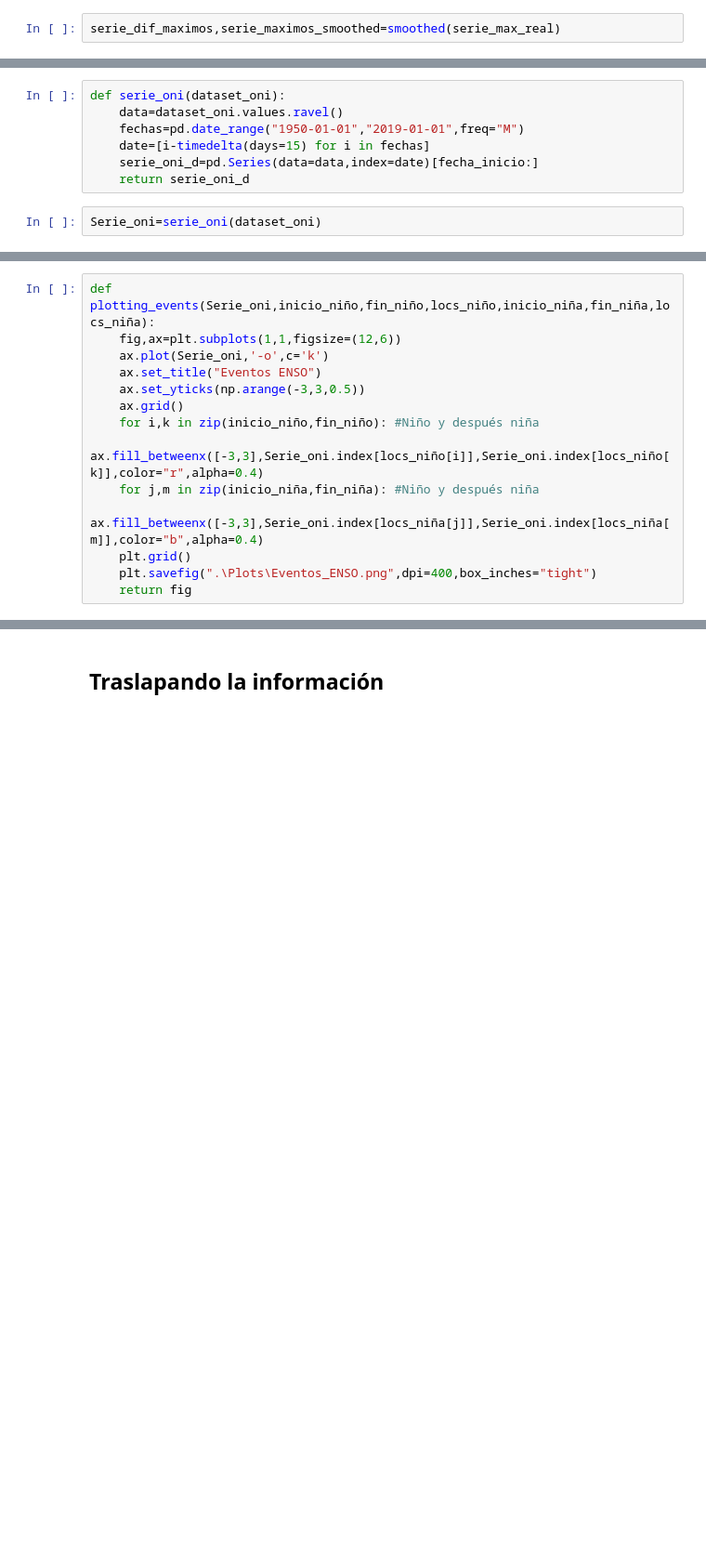
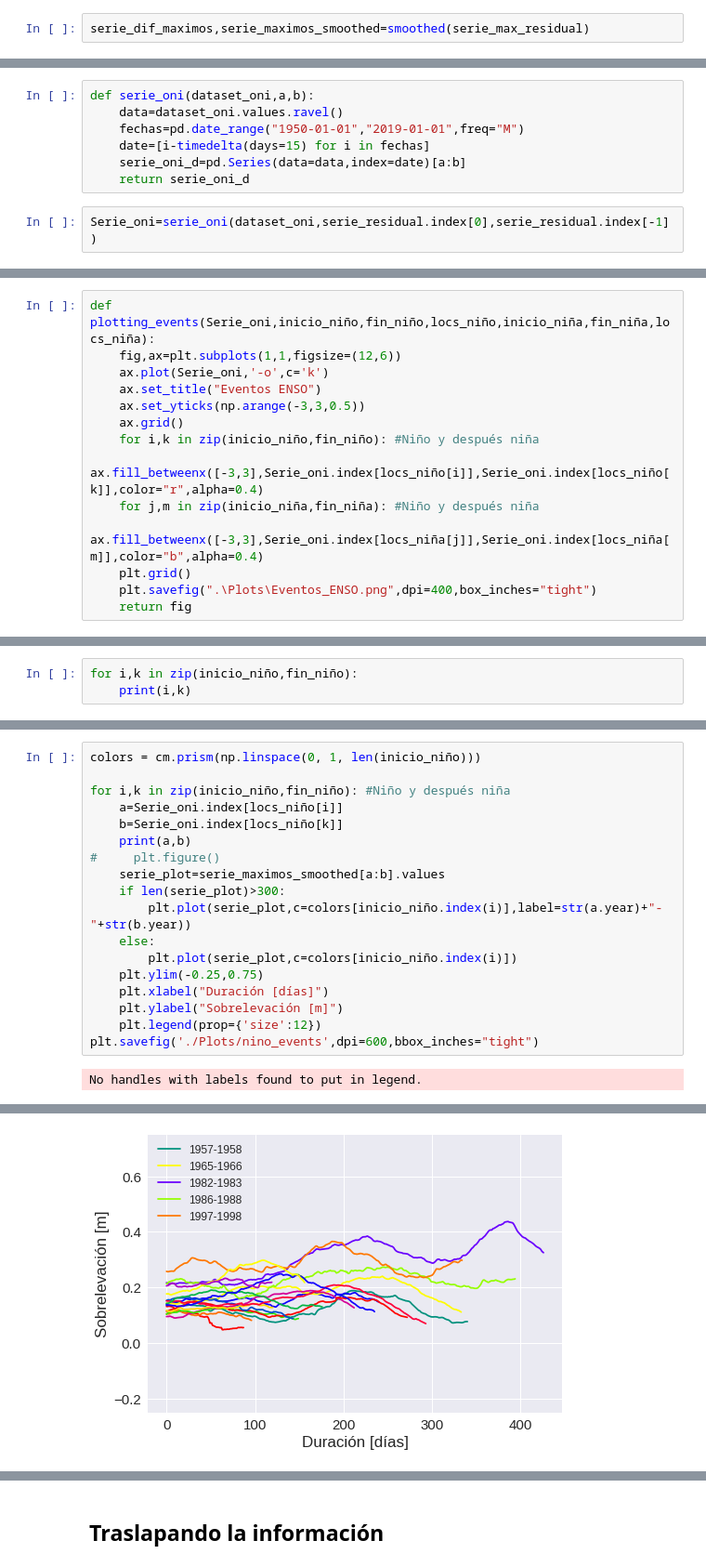
Before and after one commit to FrankAyalaC/Nivel-del-mar-en-Buenaventura, a Jupyter notebook: Scripts/TDG_2020.ipynb, the cells around one changed output, grey strips where cells are left out. Shown at 93% size. Cells and saved outputs as stored; diff of their text form; blank space fills up the shorter version.

```diff
--- a/Scripts/TDG_2020.ipynb
+++ b/Scripts/TDG_2020.ipynb
@@ -525,7 +539,7 @@ def smoothed(serie_max_real):
     serie_maximos_smoothed=pd.Series(data=dif_maximos_smoothed,index=serie_dif_maximos.index)
     return serie_dif_maximos,serie_maximos_smoothed
 # %%
-serie_dif_maximos,serie_maximos_smoothed=smoothed(serie_max_real)
+serie_dif_maximos,serie_maximos_smoothed=smoothed(serie_max_residual)
 # %%
 plt.figure(figsize=(10,6))
 plt.title("Serie de Máximos")
@@ -543,12 +558,12 @@ NameError: name 'pd' is not defined
 # %%
-def serie_oni(dataset_oni):
+def serie_oni(dataset_oni,a,b):
     data=dataset_oni.values.ravel()
     fechas=pd.date_range("1950-01-01","2019-01-01",freq="M")
     date=[i-timedelta(days=15) for i in fechas]
-    serie_oni_d=pd.Series(data=data,index=date)[fecha_inicio:]
+    serie_oni_d=pd.Series(data=data,index=date)[a:b]
     return serie_oni_d
 # %%
-Serie_oni=serie_oni(dataset_oni)
+Serie_oni=serie_oni(dataset_oni,serie_residual.index[0],serie_residual.index[-1])
 # %%
 def looking_for_events(Serie_oni):
     loc_niña=[] #Revisar siempre estas posiciones
@@ -602,0 +633,3 @@ plots_ENSO=plotting_events(Serie_oni,inicio_niño[1:],fin_niño[1:],locs_niño,i
+# %%
+for i,k in zip(inicio_niño,fin_niño):
+    print(i,k)
@@ -602,0 +660,20 @@ plots_ENSO=plotting_events(Serie_oni,inicio_niño[1:],fin_niño[1:],locs_niño,i
+# %%
+colors = cm.prism(np.linspace(0, 1, len(inicio_niño)))
+
+for i,k in zip(inicio_niño,fin_niño): #Niño y después niña
+    a=Serie_oni.index[locs_niño[i]]
+    b=Serie_oni.index[locs_niño[k]]
+    print(a,b)
+#     plt.figure()
+    serie_plot=serie_maximos_smoothed[a:b].values
+    if len(serie_plot)>300:
+        plt.plot(serie_plot,c=colors[inicio_niño.index(i)],label=str(a.year)+"-"+str(b.year))
+    else:
+        plt.plot(serie_plot,c=colors[inicio_niño.index(i)])
+    plt.ylim(-0.25,0.75)
+    plt.xlabel("Duración [días]")
+    plt.ylabel("Sobrelevación [m]")
+    plt.legend(prop={'size':12})
+plt.savefig('./Plots/nino_events',dpi=600,bbox_inches="tight")
+# %% [output]
+No handles with labels found to put in legend.
@@ -602,0 +699 @@ plots_ENSO=plotting_events(Serie_oni,inicio_niño[1:],fin_niño[1:],locs_niño,i
+[figure, added]
```
Also changed, not shown: parts of 33 cells of this notebook, 2 other files.
